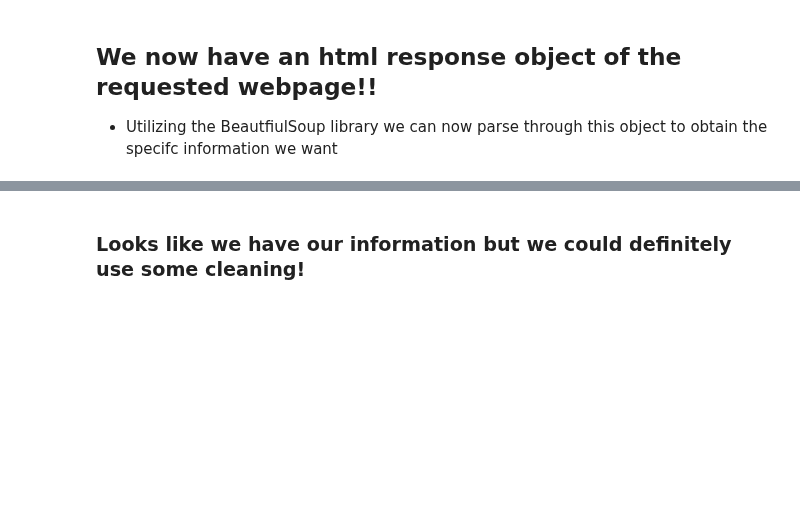
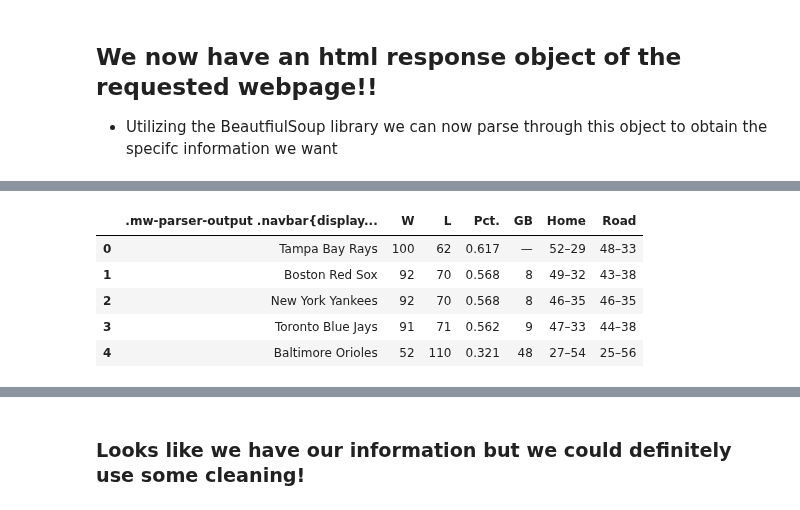
Before and after one commit to mccafj/DS-Live-091922, a Jupyter notebook: Phase3/web_scrapping_warmup.ipynb, the cells around one changed output, grey strips where cells are left out. Cells and saved outputs as stored; diff of their text form; code cells hidden in the pictures; blank space fills up the shorter version.

Commit message:
added AM notes for topic 23

```diff
--- a/Phase3/web_scrapping_warmup.ipynb
+++ b/Phase3/web_scrapping_warmup.ipynb
@@ -16,9 +17,9 @@ from bs4 import BeautifulSoup
 # %%
 # Setup your url as a string
-wikiurl = None
+wikiurl = 'https://en.wikipedia.org/wiki/2021_Boston_Red_Sox_season'
 
 # Use requests library to make a request (.get) using the above url and save as html response
-response = None
+response = requests.get(url=wikiurl)  # can add authorization params here
 
 # Check status_code of response (looking for a 200)
-None
+response.status_code  #  200 means "all clear"
@@ -28,5 +33,5 @@ None
 # %%
 # Parse data into a beautifulsoup object using the .text attribute of our response
-soup_data = BeautifulSoup(None, 'html.parser')
+soup_data = BeautifulSoup(response.text, 'html.parser')
 # %%
 soup_data
@@ -33,5 +56,11 @@ soup_data
 # %%
 # Use Beautifulsoup object to find (hint) the table we want. Inspect the wikipedia table to identify unique attributes
 # to pass into dictionary
-table = soup_data.find('table', {None})
+table = soup_data.find('table', {'width': '535em',
+                                 'style': 'text-align:center;'})
 table
+
+# we right-clicked on the AL East standings table, chose 'Inspect'
+
+# note width=535em
+# style is an attribute, etc.
@@ -42,5 +106,17 @@ table_list
 # %%
 # Pull out our data frame (the first and only entry)
-df_Al =
+df_Al = table_list[0]
+# %%
+df_Al
+# bunch of junk in 1st column
+# that allows the table to be formatted on wikipedia across
+# multiple pages (e.g. other teams)
+# %% [output]
+|  | .mw-parser-output .navbar{display... | W | L | Pct. | GB | Home | Road |
+| 0 | Tampa Bay Rays | 100 | 62 | 0.617 | — | 52–29 | 48–33 |
+| 1 | Boston Red Sox | 92 | 70 | 0.568 | 8 | 49–32 | 43–38 |
+| 2 | New York Yankees | 92 | 70 | 0.568 | 8 | 46–35 | 46–35 |
+| 3 | Toronto Blue Jays | 91 | 71 | 0.562 | 9 | 47–33 | 44–38 |
+| 4 | Baltimore Orioles | 52 | 110 | 0.321 | 48 | 27–54 | 25–56 |
 # %%
 df_Al.info()
```
Also changed, not shown: parts of 18 cells of this notebook, 1 other file.
